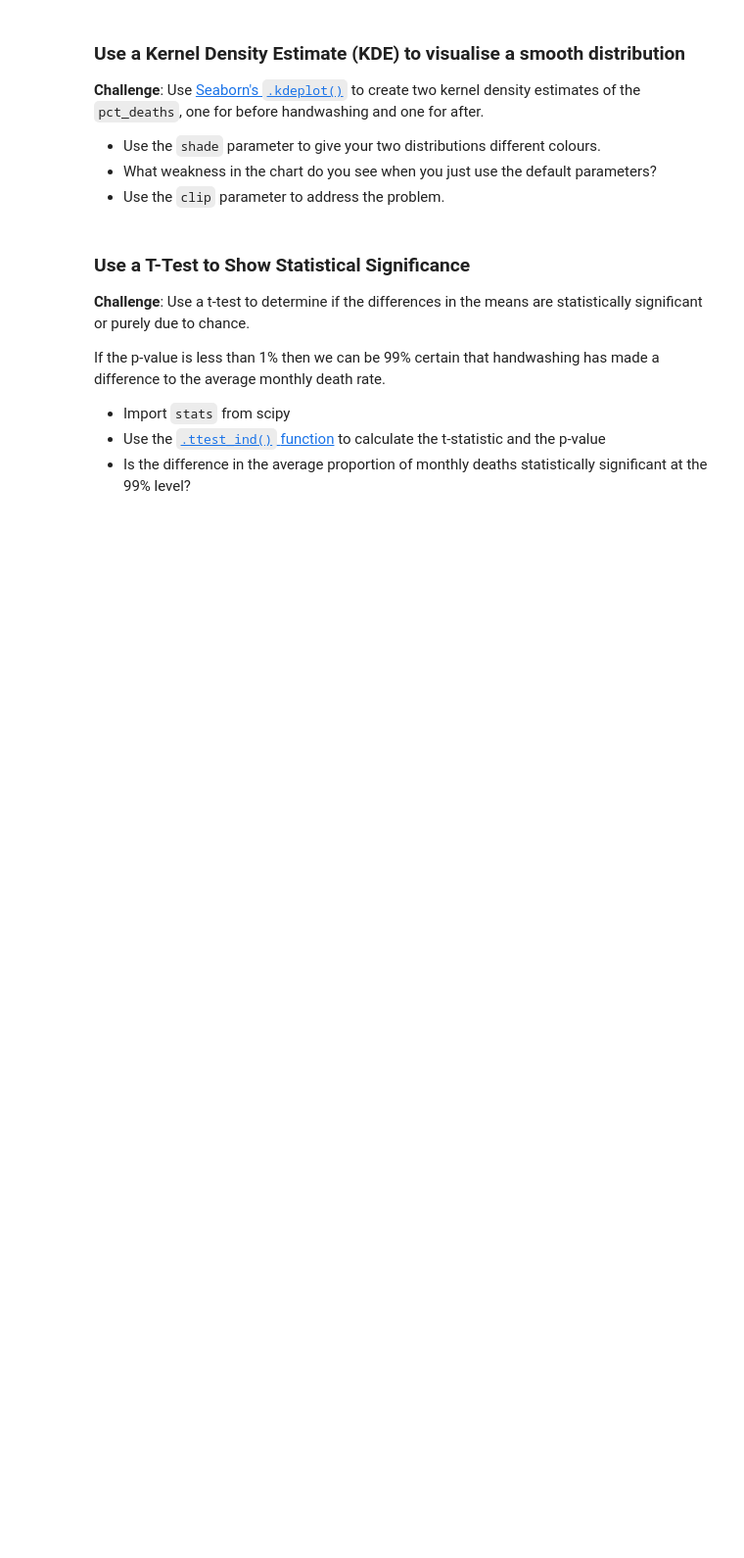
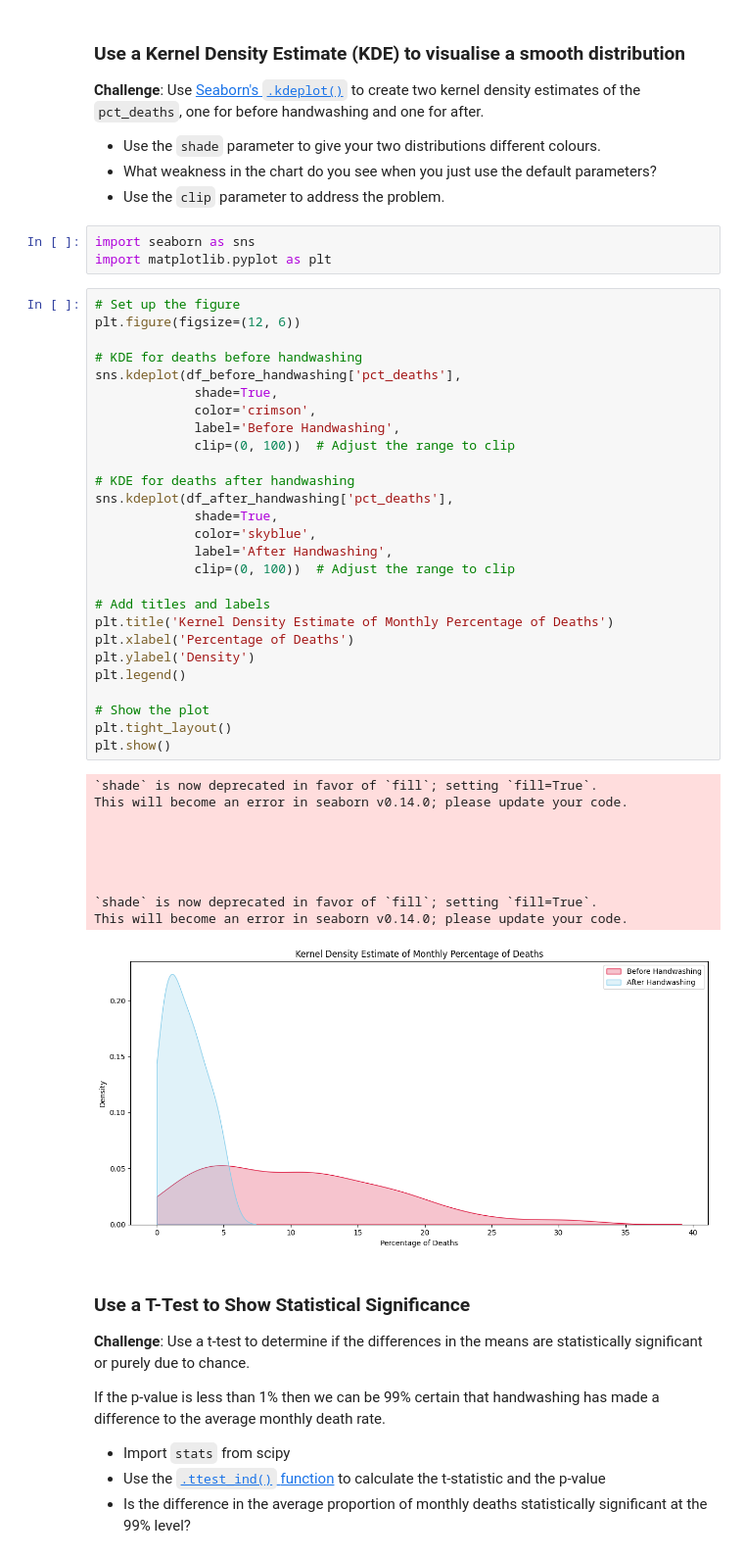
Before and after one commit to IrishEgie/data_science_py, a Jupyter notebook: data_science_9/Dr_Semmelweis_Handwashing_Discovery_(start).ipynb, the cells around one changed output. Shown at 98% size. Drawn from its saved outputs; the diff is of its cells as text; blank space fills up the shorter version.

```diff
--- a/data_science_9/Dr_Semmelweis_Handwashing_Discovery_(start).ipynb
+++ b/data_science_9/Dr_Semmelweis_Handwashing_Discovery_(start).ipynb
@@ -535,6 +553,47 @@ fig.show()
 * Use the `shade` parameter to give your two distributions different colours.
 * What weakness in the chart do you see when you just use the default parameters?
 * Use the `clip` parameter to address the problem.
+# %%
+import seaborn as sns
+import matplotlib.pyplot as plt
+# %%
+# Set up the figure
+plt.figure(figsize=(12, 6))
+
+# KDE for deaths before handwashing
+sns.kdeplot(df_before_handwashing['pct_deaths'],
+             shade=True,
+             color='crimson',
+             label='Before Handwashing',
+             clip=(0, 100))  # Adjust the range to clip
+
+# KDE for deaths after handwashing
+sns.kdeplot(df_after_handwashing['pct_deaths'],
+             shade=True,
+             color='skyblue',
+             label='After Handwashing',
+             clip=(0, 100))  # Adjust the range to clip
+
+# Add titles and labels
+plt.title('Kernel Density Estimate of Monthly Percentage of Deaths')
+plt.xlabel('Percentage of Deaths')
+plt.ylabel('Density')
+plt.legend()
+
+# Show the plot
+plt.tight_layout()
+plt.show()
+# %% [output]
+`shade` is now deprecated in favor of `fill`; setting `fill=True`.
+This will become an error in seaborn v0.14.0; please update your code.
+
+
+
+
+
+`shade` is now deprecated in favor of `fill`; setting `fill=True`.
+This will become an error in seaborn v0.14.0; please update your code.
+[figure, added]
 # %% [markdown]
 ### Use a T-Test to Show Statistical Significance
 
```
Also changed, not shown: parts of 3 cells of this notebook.
